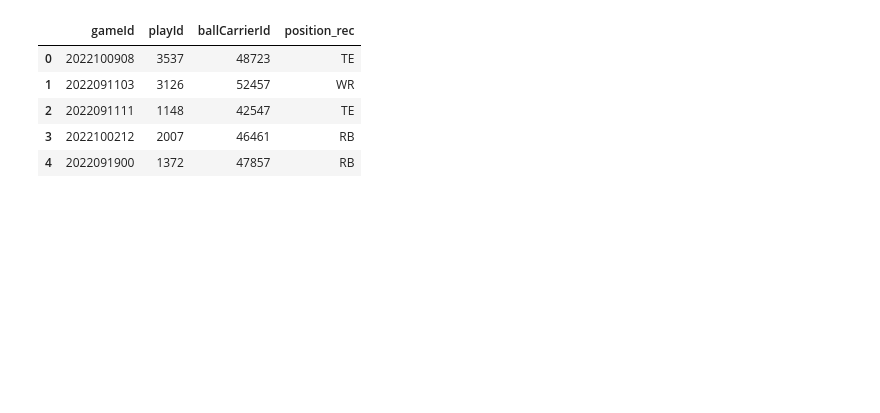
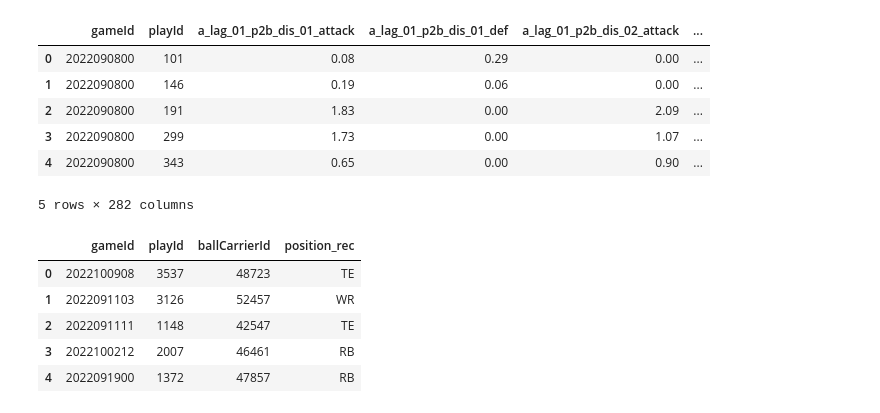
Before and after one commit to statmallu/NFL, a Jupyter notebook: graph NN/graph NN for multiclass prediction.ipynb, the cells around one changed output. Drawn from its saved outputs; the diff is of its cells as text; code cells hidden in the pictures; blank space fills up the shorter version.

```diff
--- a/graph NN/graph NN for multiclass prediction.ipynb
+++ b/graph NN/graph NN for multiclass prediction.ipynb
@@ -80,3 +153,16 @@ td_start.shape,td_cat.shape
+# %%
+td_start= td_start.pivot_table(index=['gameId','playId'],columns=['attack'],values=pivot_list,aggfunc='first')
+td_start.columns = ['_'.join(col) for col in td_start.columns.values]
+td_start=td_start.reset_index()
+td_start.head()
+# %% [output]
+|  | gameId | playId | a_lag_01_p2b_dis_01_attack | a_lag_01_p2b_dis_01_def | a_lag_01_p2b_dis_02_attack | ... |
+| 0 | 2022090800 | 101 | 0.08 | 0.29 | 0.00 | ... |
+| 1 | 2022090800 | 146 | 0.19 | 0.06 | 0.00 | ... |
+| 2 | 2022090800 | 191 | 1.83 | 0.00 | 2.09 | ... |
+| 3 | 2022090800 | 299 | 1.73 | 0.00 | 1.07 | ... |
+| 4 | 2022090800 | 343 | 0.65 | 0.00 | 0.90 | ... |
+5 rows × 282 columns
 # %%
 con =sqlite3.connect(dir+"nfl_2024.db")
 
```
Also changed, not shown: parts of 53 cells of this notebook, 1 other file.
